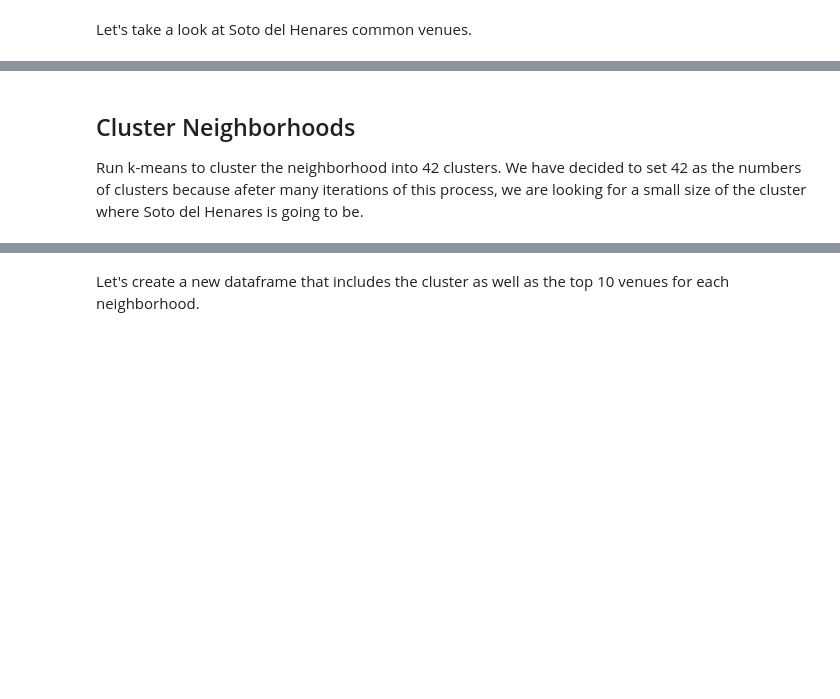
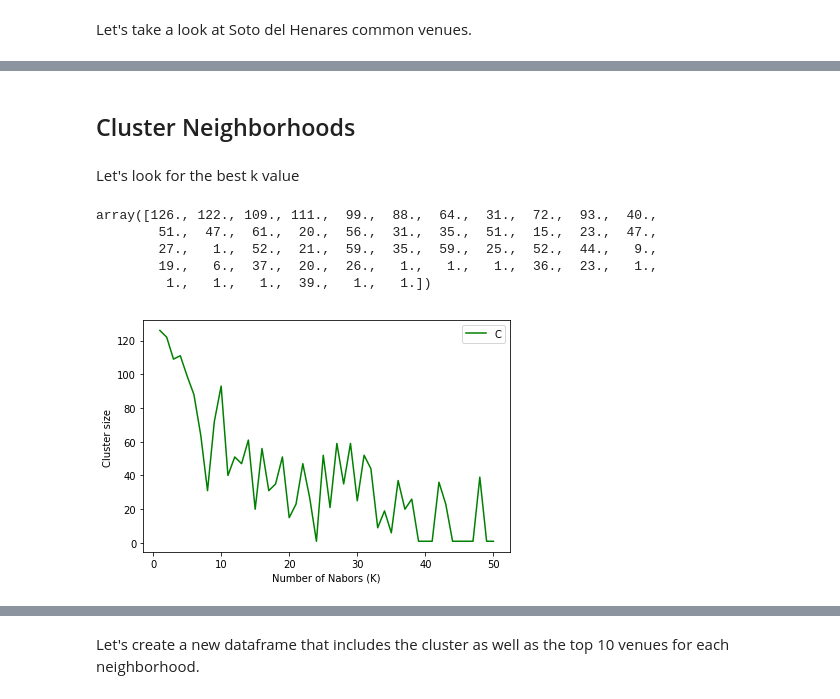
Before and after one commit to NellyAda/Coursera_Capstone, a Jupyter notebook: House Hunters.ipynb, the cells around one changed output, grey strips where cells are left out. Saved outputs shown, nothing was run; the diff lists cells and outputs as text; code cells hidden in the pictures; blank space fills up the shorter version.

```diff
--- a/House Hunters.ipynb
+++ b/House Hunters.ipynb
@@ -466,7 +484,33 @@ neighborhoods_venues_sorted[neighborhoods_venues_sorted['Neighborhood'] == 'Soto
 # %% [output]
 |  | Neighborhood | 1st Most Common Venue | 2nd Most Common Venue | 3rd Most Common Venue | 4th Most Common Venue | ... |
 | 110 | Soto del Henares | Gastropub | Train Station | Cafeteria | Seafood Restaurant | ... |
-# %% [markdown]
-## Cluster Neighborhoods
-
-Run k-means to cluster the neighborhood into 42 clusters. We have decided to set 42 as the numbers of clusters because afeter many iterations of this process, we are looking for a small size of the cluster where Soto del Henares is going to be.
+# %% [markdown]
+## Cluster Neighborhoods
+# %% [markdown]
+Let's look for the best k value
+# %%
+Ks = 50
+final_cluster_size = np.zeros((Ks))
+city_grouped_clustering = madrid_grouped.drop('Neighborhood', 1)
+for n in range(1,Ks+1):
+
+    #Train Model and Predict
+    kmeans = KMeans(n_clusters=n, random_state=0).fit(city_grouped_clustering)
+    soto_cluster = kmeans.labels_[110]
+    final_cluster_size[n-1] = np.count_nonzero(kmeans.labels_==soto_cluster)
+final_cluster_size
+# %% [output]
+array([126., 122., 109., 111.,  99.,  88.,  64.,  31.,  72.,  93.,  40.,
+        51.,  47.,  61.,  20.,  56.,  31.,  35.,  51.,  15.,  23.,  47.,
+        27.,   1.,  52.,  21.,  59.,  35.,  59.,  25.,  52.,  44.,   9.,
+        19.,   6.,  37.,  20.,  26.,   1.,   1.,   1.,  36.,  23.,   1.,
+         1.,   1.,   1.,  39.,   1.,   1.])
+# %%
+plt.plot(range(1,Ks+1),final_cluster_size,'g')
+plt.legend(('Cluster size '))
+plt.ylabel('Cluster size ')
+plt.xlabel('Number of Nabors (K)')
+plt.tight_layout()
+plt.show()
+# %% [output]
+[figure, added]
```
Also changed, not shown: parts of 7 cells of this notebook.
